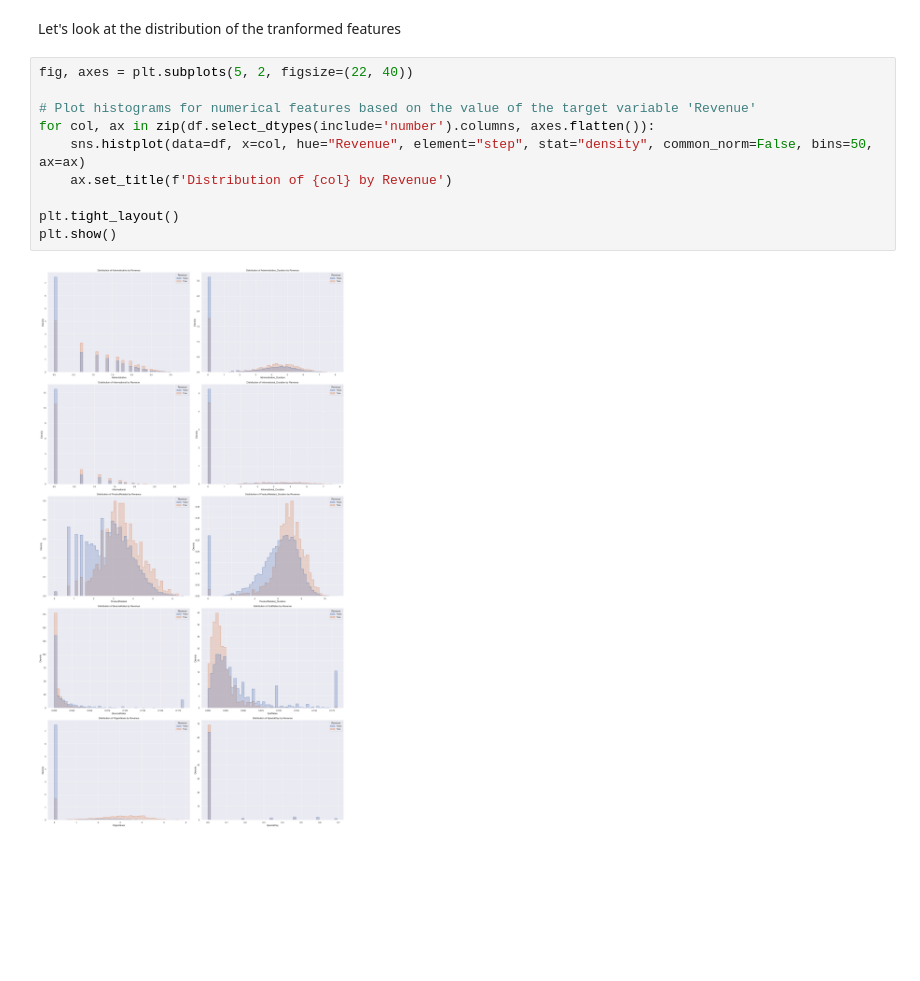
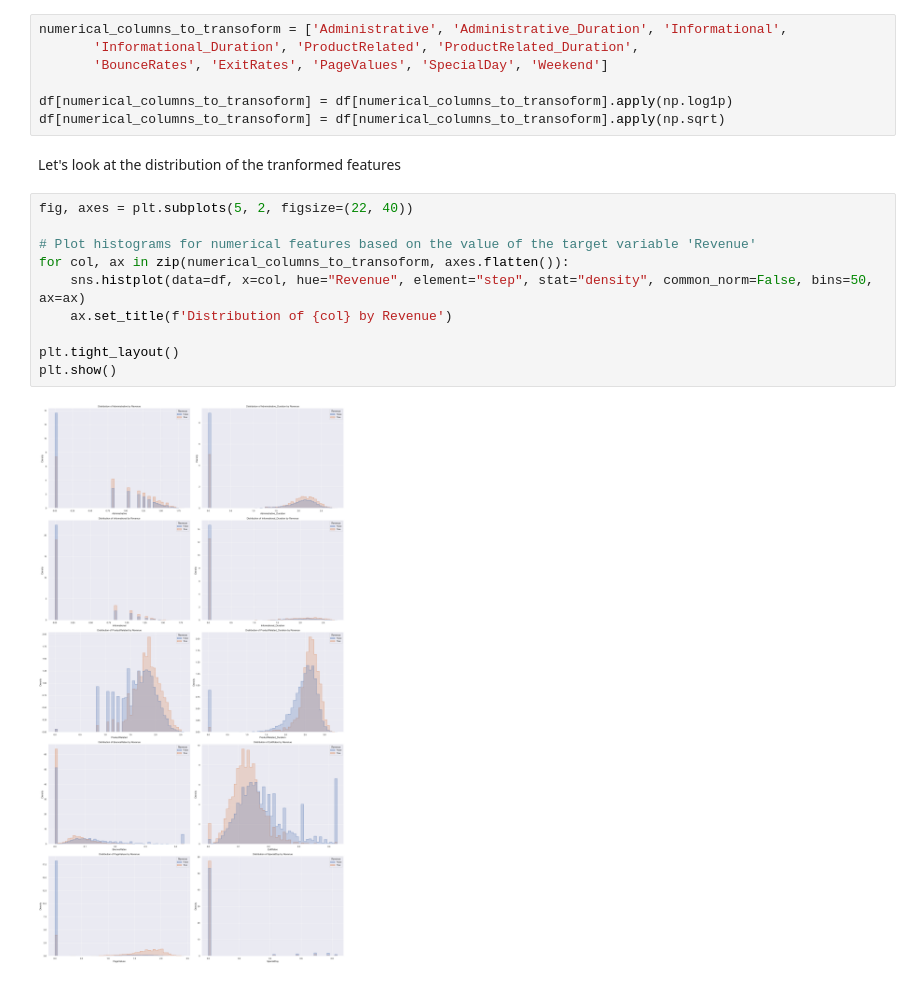
Before and after one commit to alessandroAbati/Online-Shoppers-Purchasing-Intention-Prediction, a Jupyter notebook: main.ipynb, the cells around one changed output. Cells and saved outputs as stored; diff of their text form; blank space fills up the shorter version.

```diff
--- a/main.ipynb
+++ b/main.ipynb
@@ -443,16 +510,23 @@ dtype: int64
+# %%
+numerical_columns_to_transoform = ['Administrative', 'Administrative_Duration', 'Informational',
+       'Informational_Duration', 'ProductRelated', 'ProductRelated_Duration',
+       'BounceRates', 'ExitRates', 'PageValues', 'SpecialDay', 'Weekend']
+
+df[numerical_columns_to_transoform] = df[numerical_columns_to_transoform].apply(np.log1p)
+df[numerical_columns_to_transoform] = df[numerical_columns_to_transoform].apply(np.sqrt)
 # %% [markdown]
 Let's look at the distribution of the tranformed features
 # %%
 fig, axes = plt.subplots(5, 2, figsize=(22, 40))
 
 # Plot histograms for numerical features based on the value of the target variable 'Revenue'
-for col, ax in zip(df.select_dtypes(include='number').columns, axes.flatten()):
+for col, ax in zip(numerical_columns_to_transoform, axes.flatten()):
     sns.histplot(data=df, x=col, hue="Revenue", element="step", stat="density", common_norm=False, bins=50, ax=ax)
     ax.set_title(f'Distribution of {col} by Revenue')
 
 plt.tight_layout()
 plt.show()
 # %% [output]
-[figure, old version]
+[figure, new version]
 # %%
 y = df['Revenue'] # Labels
```
Also changed, not shown: parts of 16 cells of this notebook.
